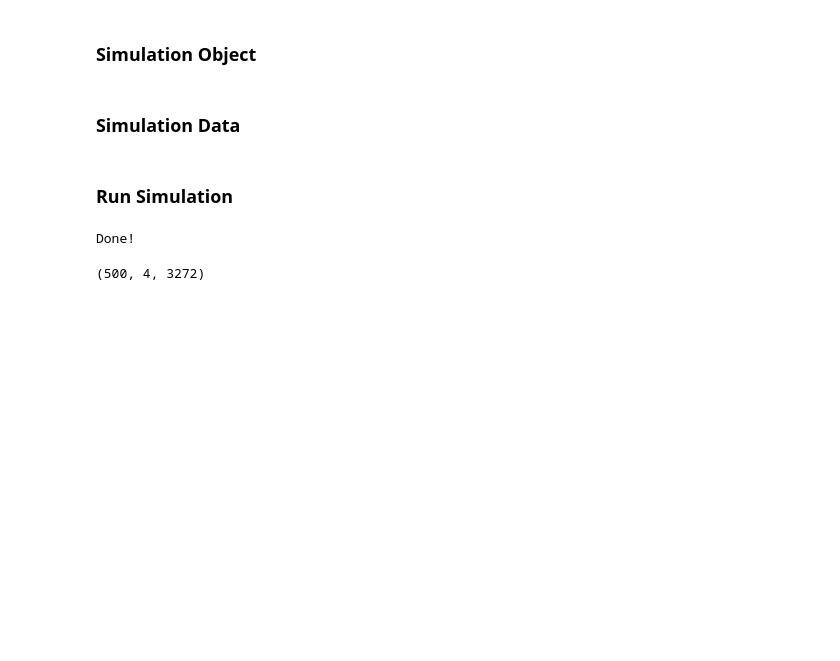
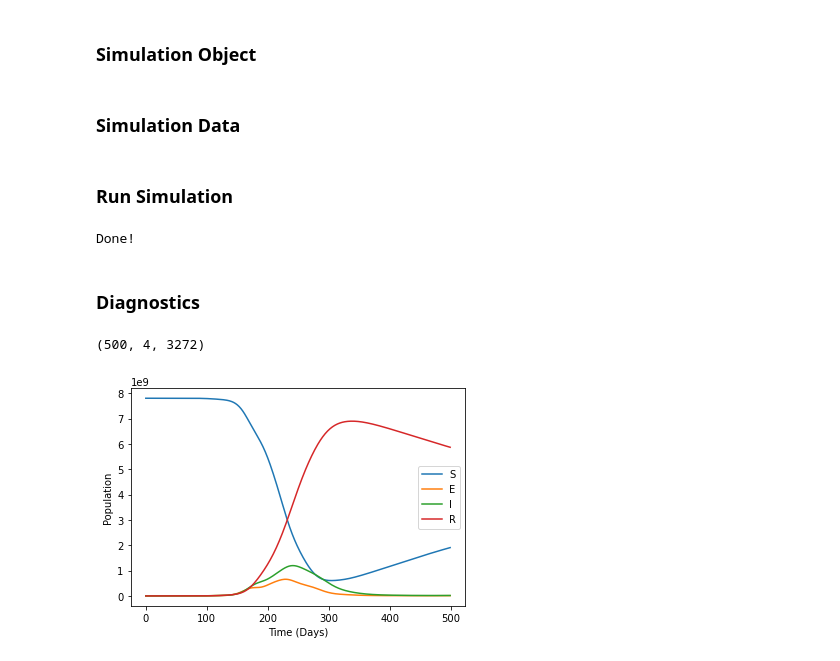
Before and after one commit to hugo1005/A-Model-Based-Approach-To-Assess-Epidemic-Risk, a Jupyter notebook: example.ipynb, the cells around one changed output. Drawn from its saved outputs; the diff is of its cells as text; code cells hidden in the pictures; blank space fills up the shorter version.

```diff
--- a/example.ipynb
+++ b/example.ipynb
@@ -434,8 +437,20 @@ for i in range(n_iters - n_days):
 print("Done!")
 # %% [output]
 Done!
+# %% [markdown]
+### Diagnostics
 # %%
 # Results shape is (n_iters, 4 (S,E,I,R), n_airports)
 env.stateHistory.shape
 # %% [output]
 (500, 4, 3272)
+# %%
+# Visualising global states
+global_compartments_over_time = env.stateHistory.sum(axis=2)
+plt.plot(global_compartments_over_time)
+plt.legend(['S','E','I','R'])
+plt.xlabel('Time (Days)')
+plt.ylabel('Population')
+plt.show()
+# %% [output]
+[figure, added]
```
Also changed, not shown: parts of 1 cell of this notebook.
